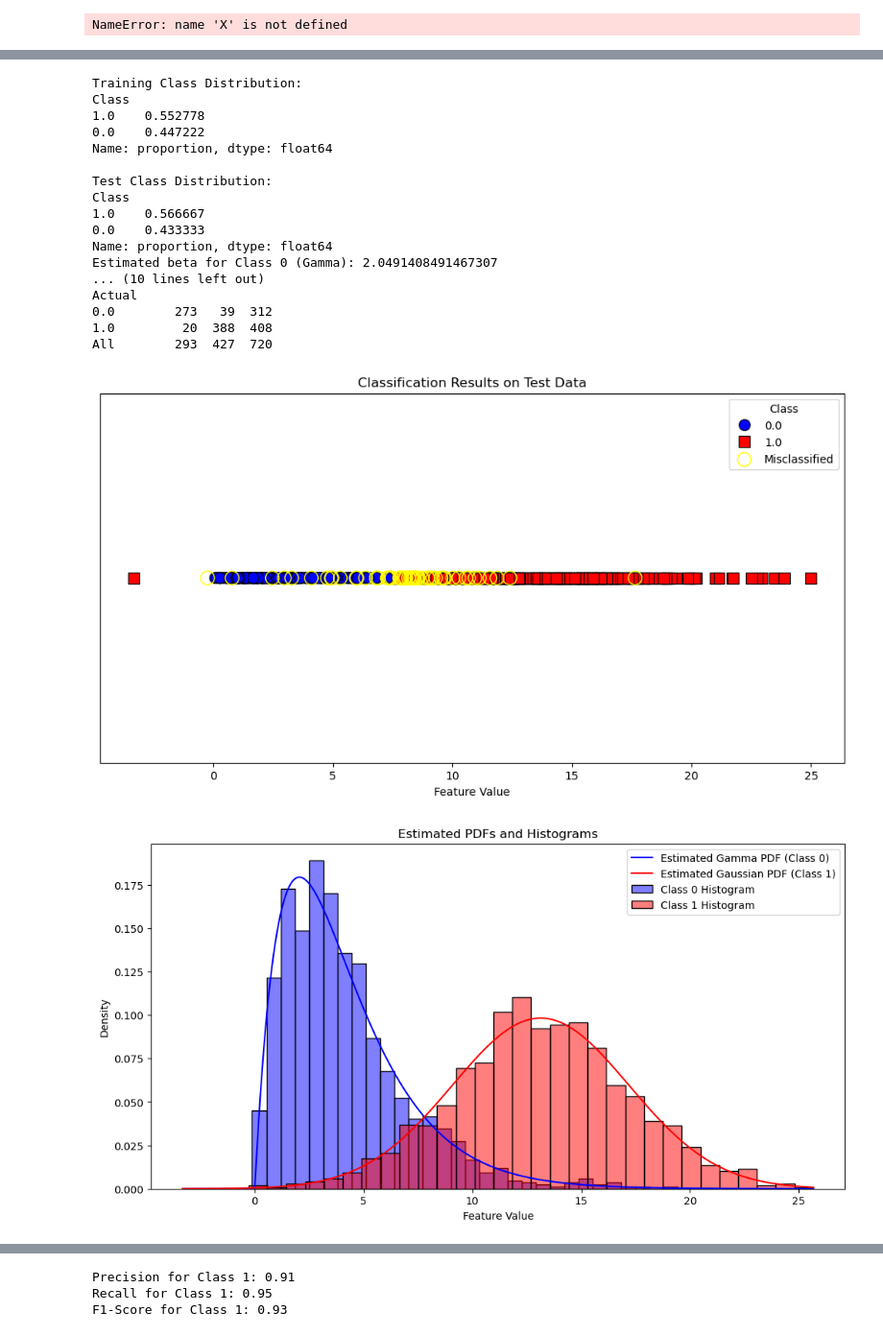
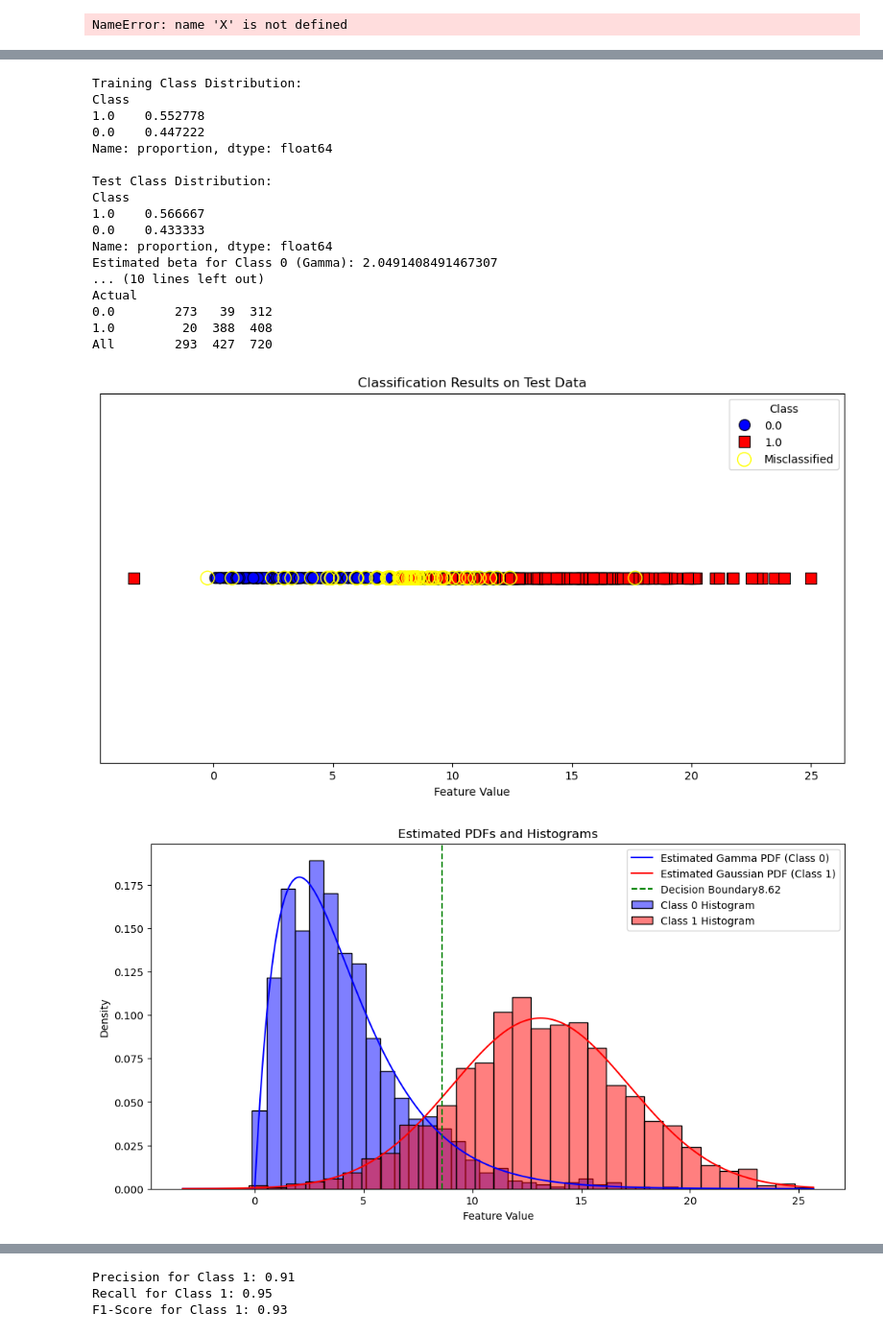
Before and after one commit to tihassfjord/RepDatWest, a Jupyter notebook: assignment2/ass2_2nd.ipynb, the cells around one changed output, grey strips where cells are left out. Shown at 96% size. Drawn from its saved outputs; the diff is of its cells as text; code cells hidden in the pictures.

```diff
--- a/assignment2/ass2_2nd.ipynb
+++ b/assignment2/ass2_2nd.ipynb
@@ -250,6 +248,7 @@ data.columns = ['Feature', 'Class']
 # General Information
 print(data.info())
 print(data.describe())
+print(data.head())
 
 # Class Counts
 class_counts = data['Class'].value_counts()
@@ -287,38 +286,6 @@ print(train_data['Class'].value_counts(normalize=True))
 
 print("\nTest Class Distribution:")
 print(test_data['Class'].value_counts(normalize=True))
-
-# # Step 4: Estimate Parameters
-
-# # Gaussian distribution for Class 0
-# alpha = 2  # Given
-# X_train_c0 = X_train[y_train == 0]
-# n0 = len(X_train_c0)
-# beta_hat = np.sum(X_train_c0) / (n0 * alpha)
-# print(f"\nEstimated beta for Class 0 (Gamma): {beta_hat}")
-
-# # Gamma distribution for Class 1
-# X_train_c1 = X_train[y_train == 1]
-# n1 = len(X_train_c1)
-# mu_hat = np.mean(X_train_c1)
-# sigma_squared_hat = np.var(X_train_c1, ddof=0)
-# sigma_hat = np.sqrt(sigma_squared_hat)
-# print(f"Estimated mu for Class 1 (Gaussian): {mu_hat}")
-# print(f"Estimated sigma for Class 1 (Gaussian): {sigma_hat}")
-
-# # Step 5: Define PDFs
-# def gamma_pdf(x, alpha, beta):
-#     gamma_alpha = 1  # Since (2 - 1)! = 1! = 1
-#     x = np.maximum(x, 1e-10)
-#     coef = (1 / (beta ** alpha * gamma_alpha))
-#     pdf = coef * x ** (alpha - 1) * np.exp(-x / beta)
-#     return pdf
-
-# def gaussian_pdf(x, mu, sigma):
-#     coef = 1 / (sigma * np.sqrt(2 * np.pi))
-#     exponent = -0.5 * ((x - mu) / sigma) ** 2
-#     pdf = coef * np.exp(exponent)
-#     return pdf
 
 # Step 4: Estimate Parameters
 
@@ -420,6 +387,8 @@ sns.histplot(X_train_c1, bins=30, color='red', alpha=0.5, stat='density', label=
 
 plt.plot(x_values, gamma_pdf_values, color='blue', label='Estimated Gamma PDF (Class 0)')
 plt.plot(x_values, gaussian_pdf_values, color='red', label='Estimated Gaussian PDF (Class 1)')
+# adding descision boundary
+plt.axvline(x=(mu_hat+ beta_hat * alpha)/2, color='green', linestyle='--', label=f'Decision Boundary{(mu_hat+ beta_hat * alpha)/2:.2f}')
 
 plt.xlabel('Feature Value')
 plt.ylabel('Density')
@@ -443,24 +412,24 @@ count  3600.000000  3600.000000
 Class
 1.0    2000
 0.0    1600
 Name: count, dtype: int64
 [figure]
 Training Class Distribution:
 Class
 1.0    0.552778
 0.0    0.447222
 Name: proportion, dtype: float64
 
 Test Class Distribution:
 Class
 1.0    0.566667
 0.0    0.433333
 Name: proportion, dtype: float64
 Estimated beta for Class 0 (Gamma): 2.0491408491467307
 ... (10 lines left out)
 Actual
 0.0        273   39  312
 1.0         20  388  408
 All        293  427  720
 [figure]
-[figure, old version]
+[figure, new version]
```
Also changed, not shown: parts of 7 cells of this notebook, 4 other files.
